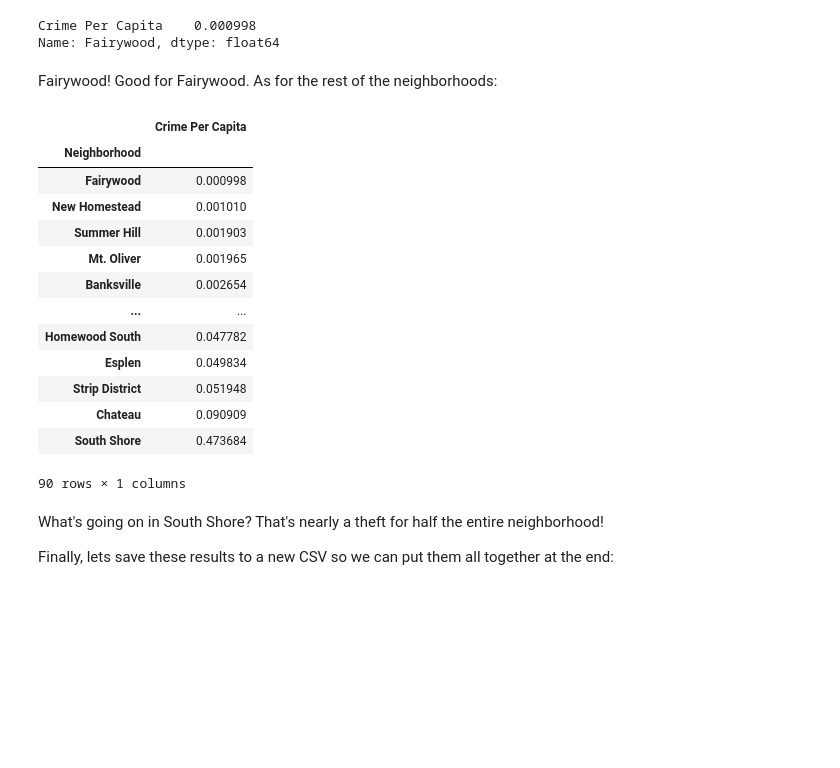
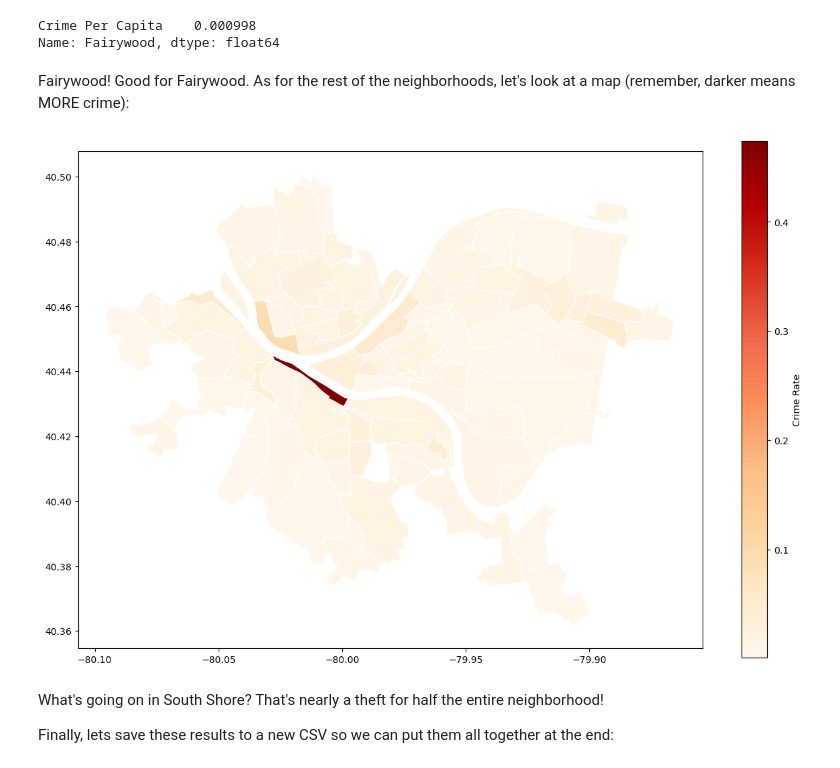
Before and after one commit to TuckBus/cmpinf-final-project, a Jupyter notebook: crime.ipynb, the cells around one changed output. Cells and saved outputs as stored; diff of their text form; code cells hidden in the pictures; blank space fills up the shorter version.

```diff
--- a/crime.ipynb
+++ b/crime.ipynb
@@ -74,24 +77,14 @@ sorted_stats.iloc[0]
 Crime Per Capita    0.000998
 Name: Fairywood, dtype: float64
 # %% [markdown]
-Fairywood! Good for Fairywood. As for the rest of the neighborhoods:
+Fairywood! Good for Fairywood. As for the rest of the neighborhoods, let's look at a map (remember, darker means MORE crime):
 # %%
-sorted_stats
+nbhd = geopandas.read_file("Neighborhoods/Neighborhoods_.shp")
+mapped_data = nbhd.merge(sorted_stats, left_on="hood", right_on="Neighborhood", how="left")
+mapped_data.plot(column="Crime Per Capita", cmap="OrRd", edgecolor="white", legend=True, legend_kwds={'label': "Crime Rate"}, figsize=(15, 10), missing_kwds={"color": "lightgrey"})
+plt.show()
 # %% [output]
-|  | Crime Per Capita |
-| Neighborhood |  |
-| Fairywood | 0.000998 |
-| New Homestead | 0.001010 |
-| Summer Hill | 0.001903 |
-| Mt. Oliver | 0.001965 |
-| Banksville | 0.002654 |
-| ... | ... |
-| Homewood South | 0.047782 |
-| Esplen | 0.049834 |
-| Strip District | 0.051948 |
-| Chateau | 0.090909 |
-| South Shore | 0.473684 |
-90 rows × 1 columns
+[figure, added]
 # %% [markdown]
 What's going on in South Shore? That's nearly a theft for half the entire neighborhood!
 
```
Also changed, not shown: parts of 1 cell of this notebook, 1 other file.
